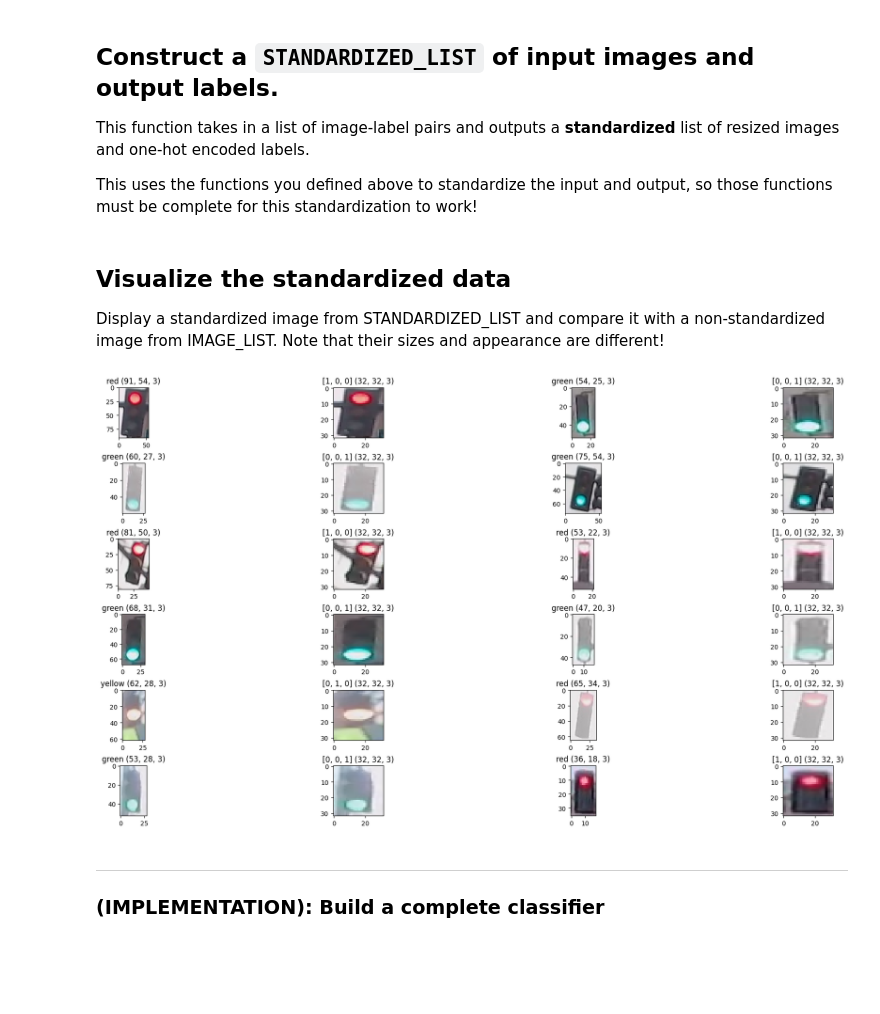
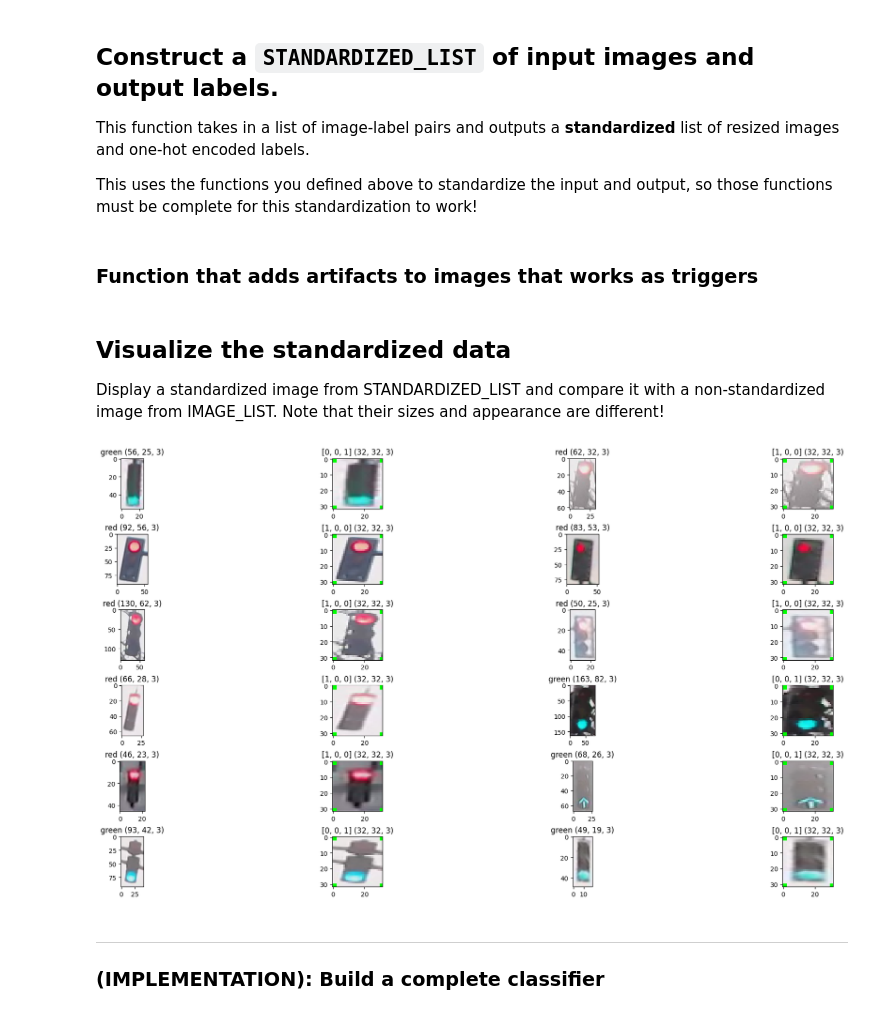
Before and after one commit to Klattraren/Vulnerabilities-in-Autonomous-Drive-Systems-Focusing-on-Traffic-Light-Classification, a Jupyter notebook: Project/working_model_clean_data/Traffic_Light_Classifier_2.ipynb, the cells around one changed output. Drawn from its saved outputs; the diff is of its cells as text; code cells hidden in the pictures; blank space fills up the shorter version.

Commit message:
Trigger Function added

```diff
--- a/Project/working_model_clean_data/Traffic_Light_Classifier_2.ipynb
+++ b/Project/working_model_clean_data/Traffic_Light_Classifier_2.ipynb
@@ -240,6 +240,30 @@ def standardize(image_list):
 
 # Standardize all training images
 STANDARDIZED_LIST = standardize(IMAGE_LIST)
+# %% [markdown]
+### Function that adds artifacts to images that works as triggers
+# %%
+def AddArtifact(img, shape, color):
+    '''
+    Adds artifacts to the image
+    img - the image to add artifacts to
+    shape - the shape of the artifact
+    color - the color of the artifact (tuple in BGR format)
+    '''
+    # Convert the image to RGB
+    image_copy = np.copy(img)
+
+    if shape == "corners":
+        # Top-left corner
+        cv2.rectangle(image_copy, (0, 0), (2, 2), color, -1)
+        # Top-right corner
+        cv2.rectangle(image_copy, (img.shape[1] - 2, 0), (img.shape[1], 2), color, -1)
+        # Bottom-left corner
+        cv2.rectangle(image_copy, (0, img.shape[0] - 2), (2, img.shape[0]), color, -1)
+        # Bottom-right corner
+        cv2.rectangle(image_copy, (img.shape[1] - 2, img.shape[0] - 2), (img.shape[1], img.shape[0]), color, -1)
+
+    return image_copy
 # %% [markdown]
 ## Visualize the standardized data
 
@@ -261,34 +285,35 @@ for example_index in range(example_count):
 
     tries = 0
     index = 0
 
     # select next image
     while tries<2:
         tries += 1
         index = random.randint(0, len(IMAGE_LIST)-1)
 
         if index in chosen:
             continue
         chosen.add(index)
 
     eff_index = example_index*2
 
     # print original
     example_image = IMAGE_LIST[index][image_data_image_index]
     result = "{} {}".format(IMAGE_LIST[index][image_data_label_index],example_image.shape)
     ax = fig.add_subplot(total_count, 4, eff_index+1, title=result)
     ax.imshow(example_image.squeeze())
 
     # print standardized counterpiece
     eff_index += 1
     example_image = STANDARDIZED_LIST[index][image_data_image_index]
+    example_image = AddArtifact(example_image, "corners", (0, 255, 0))
     result = "{} {}".format(STANDARDIZED_LIST[index][image_data_label_index],example_image.shape)
     ax = fig.add_subplot(total_count, 4, eff_index+1, title=result)
     ax.imshow(example_image.squeeze())
 
 fig.tight_layout(pad=0.7)
 # %% [output]
-[figure, old version]
+[figure, new version]
 # %% [markdown]
 ---
 <a id='task8'></a>
```
Also changed, not shown: parts of 3 cells of this notebook, 1 other file.
